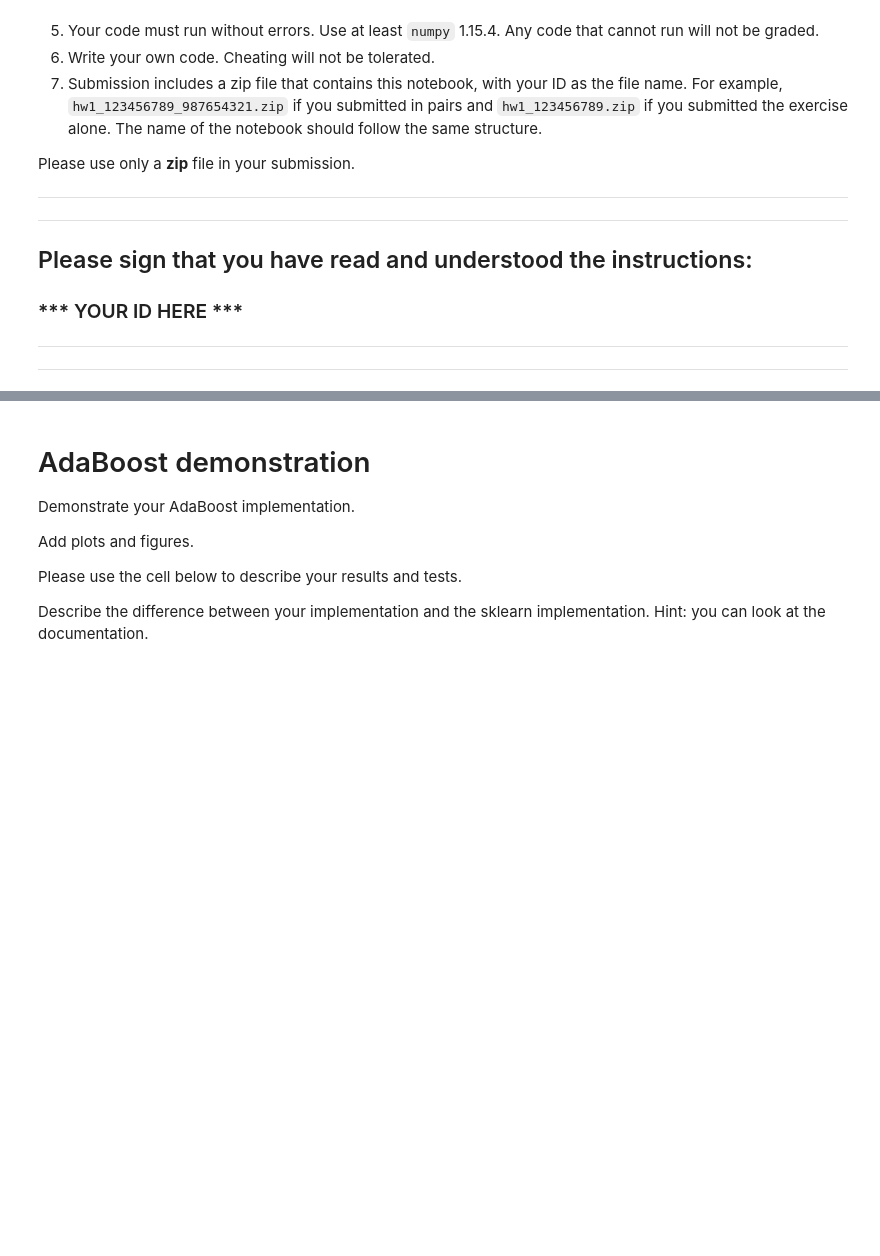
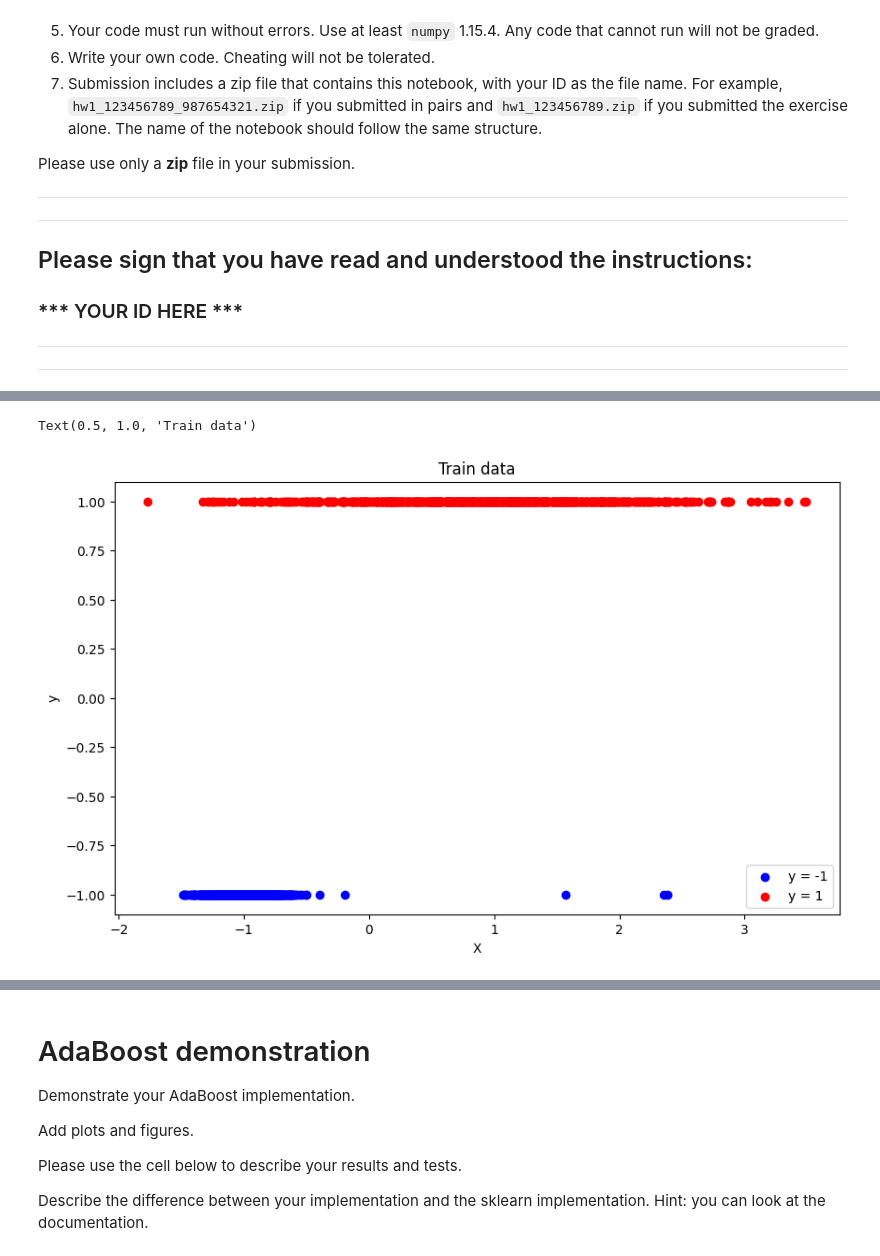
Before and after one commit to OrrZwebner/AdvancedMachineLearning, a Jupyter notebook: 3945_2025A_HW2_Boosting_203253422_208733253.ipynb, the cells around one changed output, grey strips where cells are left out. Cells and saved outputs as stored; diff of their text form; code cells hidden in the pictures; blank space fills up the shorter version.

```diff
--- a/3945_2025A_HW2_Boosting_203253422_208733253.ipynb
+++ b/3945_2025A_HW2_Boosting_203253422_208733253.ipynb
@@ -96,0 +195,14 @@ Please use the cell below to discuss your dataset choice and why it is appropria
+# %%
+# Visualize data
+plt.figure(figsize=(10, 6))
+X_scatter = X_train
+Y_scater = y_train
+plt.scatter(X_scatter[Y_scater == -1], Y_scater[Y_scater == -1], color='b', label='y = -1')
+plt.scatter(X_scatter[Y_scater == 1], Y_scater[Y_scater == 1], color='r', label='y = 1')
+plt.xlabel('X')
+plt.ylabel('y')
+plt.legend()
+plt.title("Train data")
+# %% [output]
+Text(0.5, 1.0, 'Train data')
+[figure, added]
```
Also changed, not shown: parts of 43 cells of this notebook.
